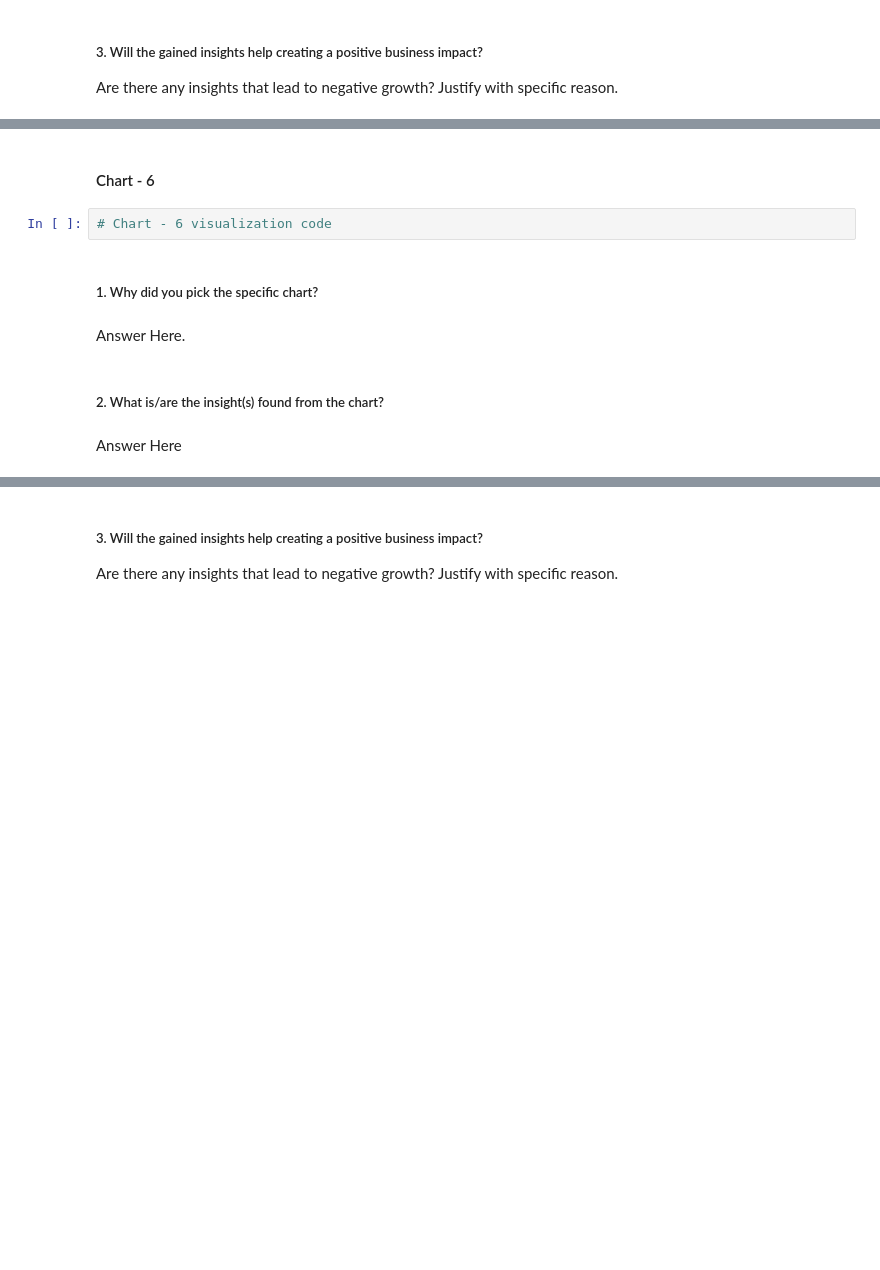
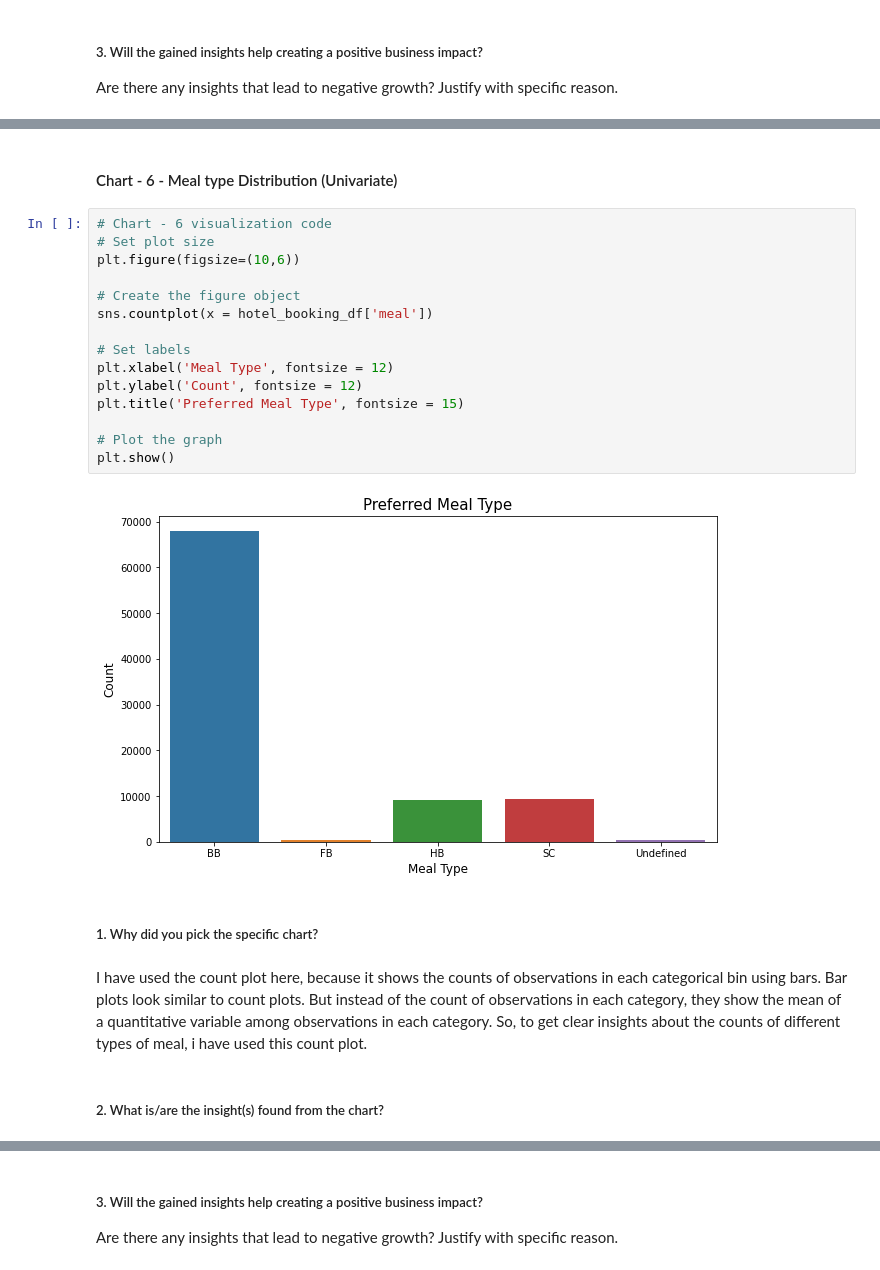
Before and after one commit to Apaulgithub/Hotel_Booking_Exploratory_Data_Analysis, a Jupyter notebook: Capstone_Project_1_Hotel_Booking_Analysis_EDA_Submission.ipynb, the cells around one changed output, grey strips where cells are left out. Saved outputs shown, nothing was run; the diff lists cells and outputs as text; blank space fills up the shorter version.

```diff
--- a/Capstone_Project_1_Hotel_Booking_Analysis_EDA_Submission.ipynb
+++ b/Capstone_Project_1_Hotel_Booking_Analysis_EDA_Submission.ipynb
@@ -875,12 +936,25 @@ Answer Here
 # %% [markdown]
-#### Chart - 6
+#### Chart - 6 - Meal type Distribution (Univariate)
-# %%
-# Chart - 6 visualization code
+# %%
+# Chart - 6 visualization code
+# Set plot size
+plt.figure(figsize=(10,6))
+
+# Create the figure object
+sns.countplot(x = hotel_booking_df['meal'])
+
+# Set labels
+plt.xlabel('Meal Type', fontsize = 12)
+plt.ylabel('Count', fontsize = 12)
+plt.title('Preferred Meal Type', fontsize = 15)
+
+# Plot the graph
+plt.show()
+# %% [output]
+[figure, added]
 # %% [markdown]
 ##### 1. Why did you pick the specific chart?
-# %% [markdown]
-Answer Here.
+# %% [markdown]
+I have used the count plot here, because it shows the counts of observations in each categorical bin using bars. Bar plots look similar to count plots. But instead of the count of observations in each category, they show the mean of a quantitative variable among observations in each category. So, to get clear insights about the counts of different types of meal, i have used this count plot.
 # %% [markdown]
 ##### 2. What is/are the insight(s) found from the chart?
-# %% [markdown]
-Answer Here
```
Also changed, not shown: parts of 76 cells of this notebook.
